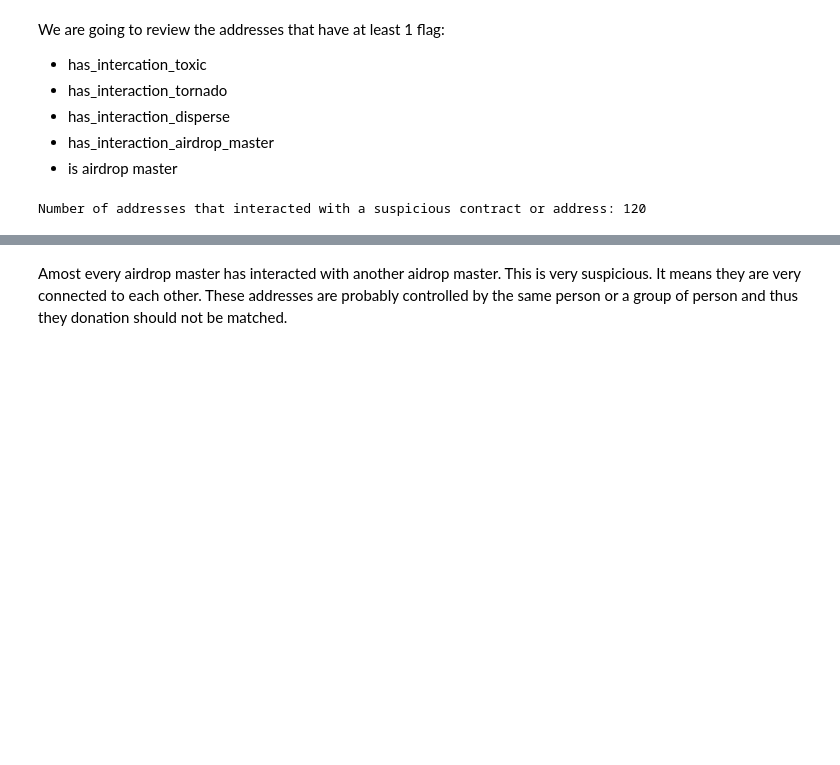
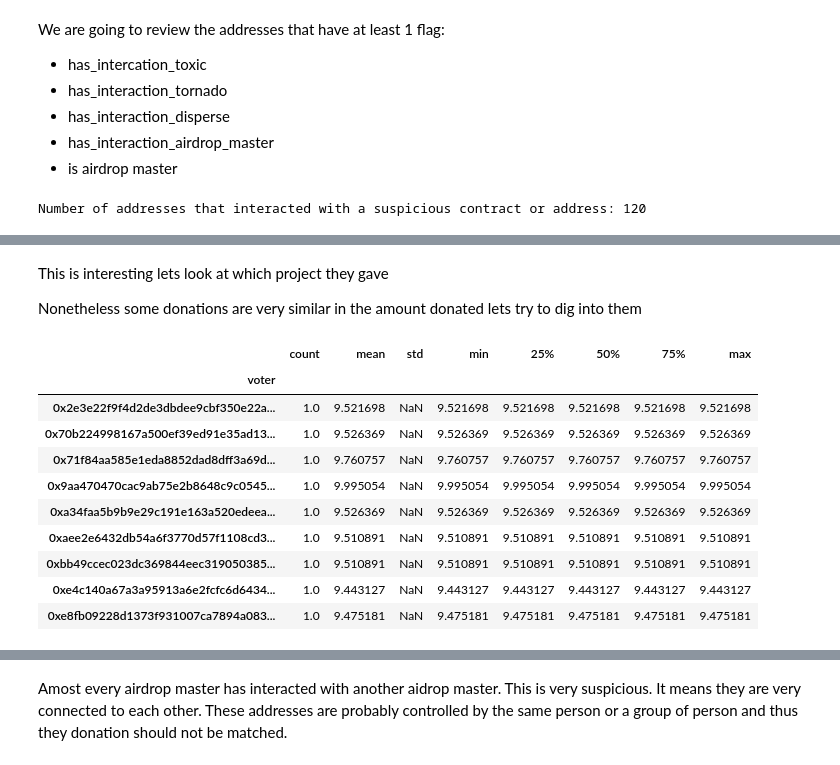
Before and after one commit to poupou-web3/beta-rounds-vote-analysis, a Jupyter notebook: jupyter/analysis-votes-web3-community.ipynb, the cells around one changed output, grey strips where cells are left out. Cells and saved outputs as stored; diff of their text form; code cells hidden in the pictures; blank space fills up the shorter version.

```diff
--- a/jupyter/analysis-votes-web3-community.ipynb
+++ b/jupyter/analysis-votes-web3-community.ipynb
@@ -551,0 +581,20 @@ See the caveats in the documentation: https://pandas.pydata.org/pandas-docs/stab
+# %% [markdown]
+This is interesting lets look at which project they gave
+
+Nonetheless some donations are very similar in the amount donated lets try to dig into them
+# %%
+# inparticular address that donated close to 9.5$
+same_amount = gb_donation_usd[np.logical_and(gb_donation_usd['count'] == 1, np.floor(gb_donation_usd['mean']) == 9)].sort_values(by='count', ascending=True)
+same_amount
+# %% [output]
+|  | count | mean | std | min | 25% | 50% | 75% | max |
+| voter |  |  |  |  |  |  |  |  |
+| 0x2e3e22f9f4d2de3dbdee9cbf350e22a... | 1.0 | 9.521698 | NaN | 9.521698 | 9.521698 | 9.521698 | 9.521698 | 9.521698 |
+| 0x70b224998167a500ef39ed91e35ad13... | 1.0 | 9.526369 | NaN | 9.526369 | 9.526369 | 9.526369 | 9.526369 | 9.526369 |
+| 0x71f84aa585e1eda8852dad8dff3a69d... | 1.0 | 9.760757 | NaN | 9.760757 | 9.760757 | 9.760757 | 9.760757 | 9.760757 |
+| 0x9aa470470cac9ab75e2b8648c9c0545... | 1.0 | 9.995054 | NaN | 9.995054 | 9.995054 | 9.995054 | 9.995054 | 9.995054 |
+| 0xa34faa5b9b9e29c191e163a520edeea... | 1.0 | 9.526369 | NaN | 9.526369 | 9.526369 | 9.526369 | 9.526369 | 9.526369 |
+| 0xaee2e6432db54a6f3770d57f1108cd3... | 1.0 | 9.510891 | NaN | 9.510891 | 9.510891 | 9.510891 | 9.510891 | 9.510891 |
+| 0xbb49ccec023dc369844eec319050385... | 1.0 | 9.510891 | NaN | 9.510891 | 9.510891 | 9.510891 | 9.510891 | 9.510891 |
+| 0xe4c140a67a3a95913a6e2fcfc6d6434... | 1.0 | 9.443127 | NaN | 9.443127 | 9.443127 | 9.443127 | 9.443127 | 9.443127 |
+| 0xe8fb09228d1373f931007ca7894a083... | 1.0 | 9.475181 | NaN | 9.475181 | 9.475181 | 9.475181 | 9.475181 | 9.475181 |
```
Also changed, not shown: parts of 19 cells of this notebook.
